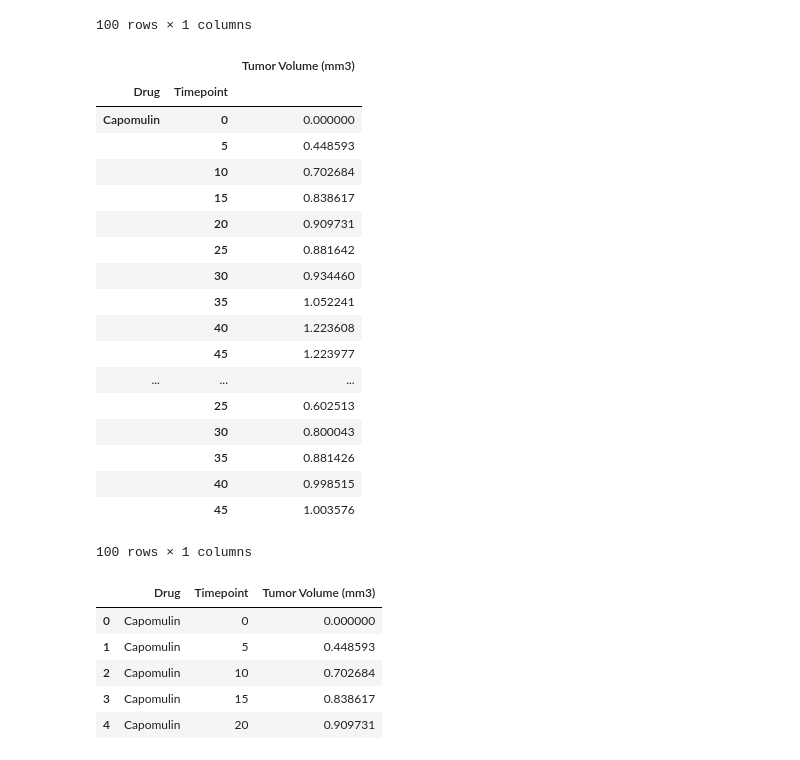
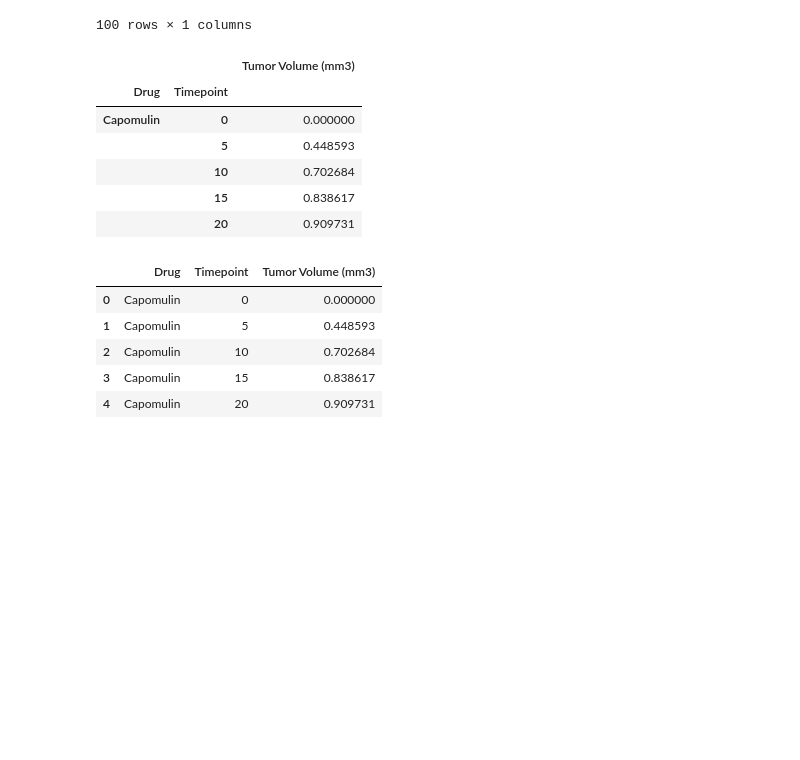
Before and after one commit to jcmachdata/Pymaceuticals, a Jupyter notebook: pymaceuticals.ipynb, the cells around one changed output. Cells and saved outputs as stored; diff of their text form; code cells hidden in the pictures; blank space fills up the shorter version.

```diff
--- a/pymaceuticals.ipynb
+++ b/pymaceuticals.ipynb
@@ -79,30 +79,18 @@ df_group
 # %%
 # Store the Standard Error of Tumor Volumes Grouped by Drug and Timepoint
 stored_sems = df_c.groupby(['Drug', 'Timepoint']).sem()['Tumor Volume (mm3)']
 # Convert to DataFrame
 stored_sems_df = pd.DataFrame(stored_sems)
 # Preview DataFrame
-stored_sems_df
+stored_sems_df.head()
 # %% [output]
 |  |  | Tumor Volume (mm3) |
 | Drug | Timepoint |  |
 | Capomulin | 0 | 0.000000 |
 |  | 5 | 0.448593 |
 |  | 10 | 0.702684 |
 |  | 15 | 0.838617 |
 |  | 20 | 0.909731 |
-|  | 25 | 0.881642 |
-|  | 30 | 0.934460 |
-|  | 35 | 1.052241 |
-|  | 40 | 1.223608 |
-|  | 45 | 1.223977 |
-| ... | ... | ... |
-|  | 25 | 0.602513 |
-|  | 30 | 0.800043 |
-|  | 35 | 0.881426 |
-|  | 40 | 0.998515 |
-|  | 45 | 1.003576 |
-100 rows × 1 columns
 # %%
 # %% [output]
 |  | Drug | Timepoint | Tumor Volume (mm3) |
```
Also changed, not shown: parts of 5 cells of this notebook.
